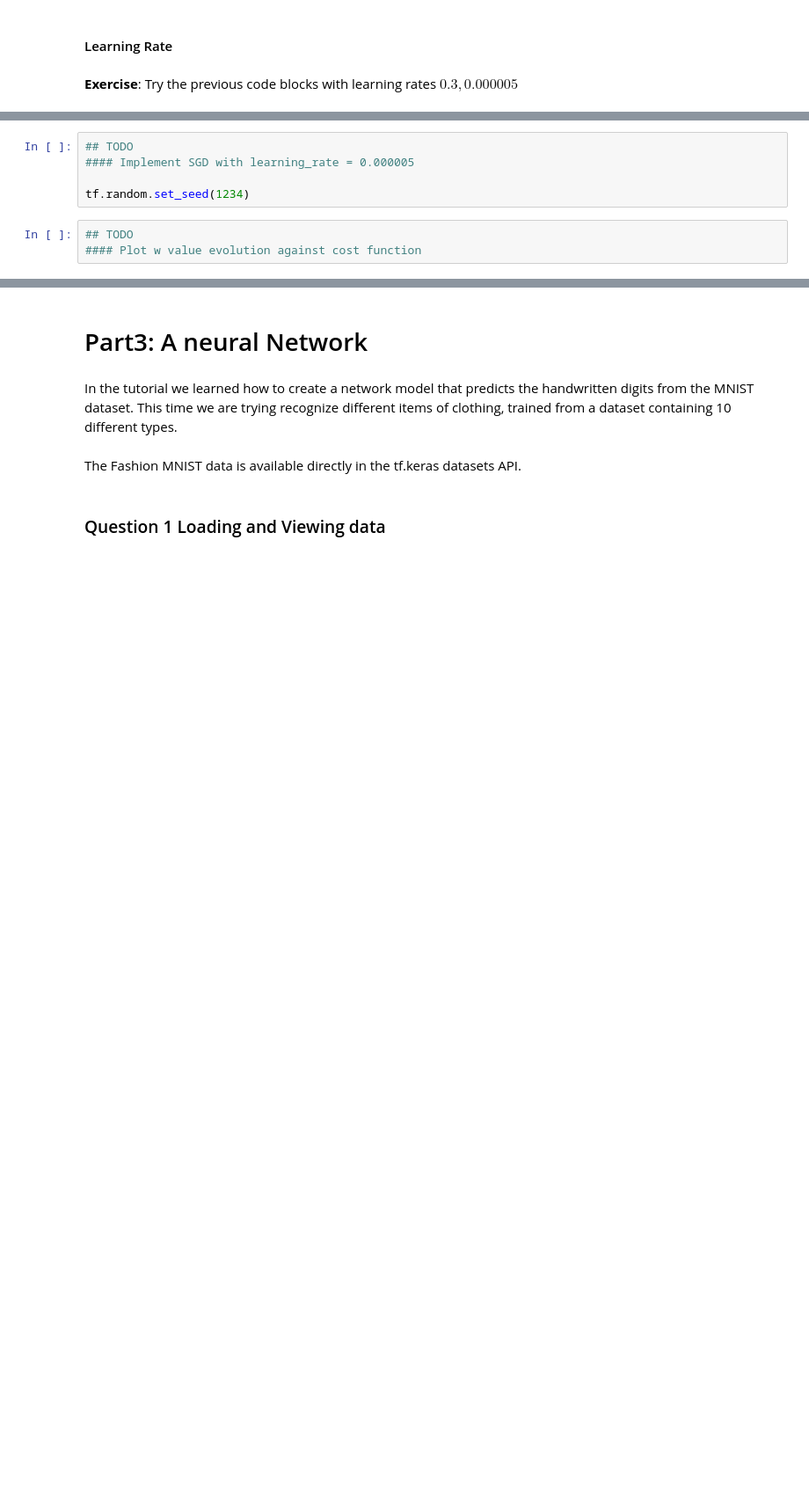
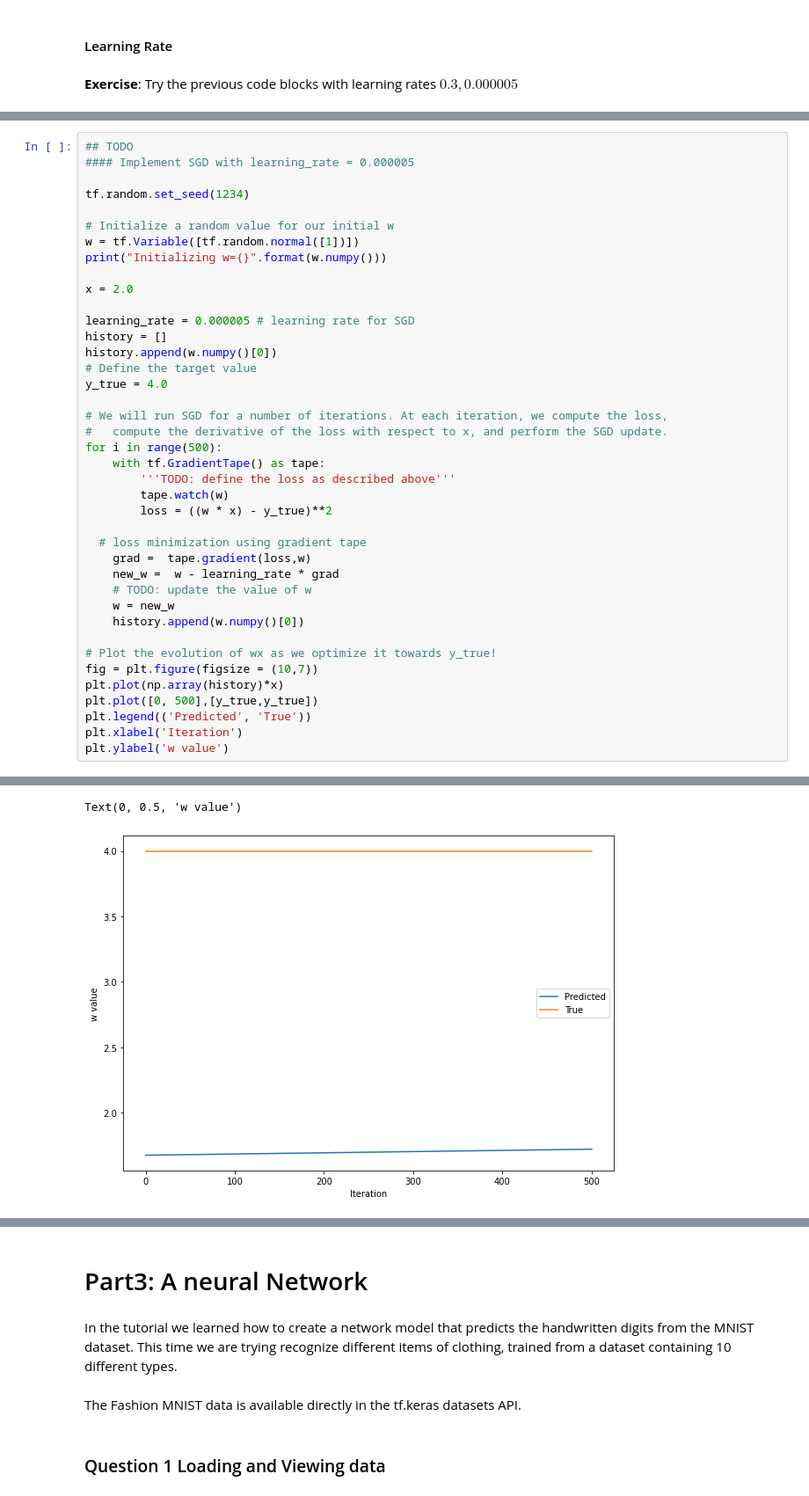
Before and after one commit to EHVB/ANN-In-Medicine, a Jupyter notebook: Assignment_1/Ehab Kamal - A1_tf_basics.ipynb, the cells around one changed output, grey strips where cells are left out. Shown at 88% size. Cells and saved outputs as stored; diff of their text form; blank space fills up the shorter version.

```diff
--- a/Assignment_1/Ehab Kamal - A1_tf_basics.ipynb
+++ b/Assignment_1/Ehab Kamal - A1_tf_basics.ipynb
@@ -590,8 +708,41 @@ tf.random.set_seed(1234)
-# %%
-## TODO
-#### Implement SGD with learning_rate = 0.000005
-
-tf.random.set_seed(1234)
-# %%
-## TODO
-#### Plot w value evolution against cost function
+# %%
+## TODO
+#### Implement SGD with learning_rate = 0.000005
+
+tf.random.set_seed(1234)
+
+# Initialize a random value for our initial w
+w = tf.Variable([tf.random.normal([1])])
+print("Initializing w={}".format(w.numpy()))
+
+x = 2.0
+
+learning_rate = 0.000005 # learning rate for SGD
+history = []
+history.append(w.numpy()[0])
+# Define the target value
+y_true = 4.0
+
+# We will run SGD for a number of iterations. At each iteration, we compute the loss,
+#   compute the derivative of the loss with respect to x, and perform the SGD update.
+for i in range(500):
+    with tf.GradientTape() as tape:
+        '''TODO: define the loss as described above'''
+        tape.watch(w)
+        loss = ((w * x) - y_true)**2
+
+  # loss minimization using gradient tape
+    grad =  tape.gradient(loss,w)
+    new_w =  w - learning_rate * grad
+    # TODO: update the value of w
+    w = new_w
+    history.append(w.numpy()[0])
+
+# Plot the evolution of wx as we optimize it towards y_true!
+fig = plt.figure(figsize = (10,7))
+plt.plot(np.array(history)*x)
+plt.plot([0, 500],[y_true,y_true])
+plt.legend(('Predicted', 'True'))
+plt.xlabel('Iteration')
+plt.ylabel('w value')
+# %% [output]
@@ -597,0 +750,2 @@ tf.random.set_seed(1234)
+Text(0, 0.5, 'w value')
+[figure, added]
```
Also changed, not shown: parts of 60 cells of this notebook.
